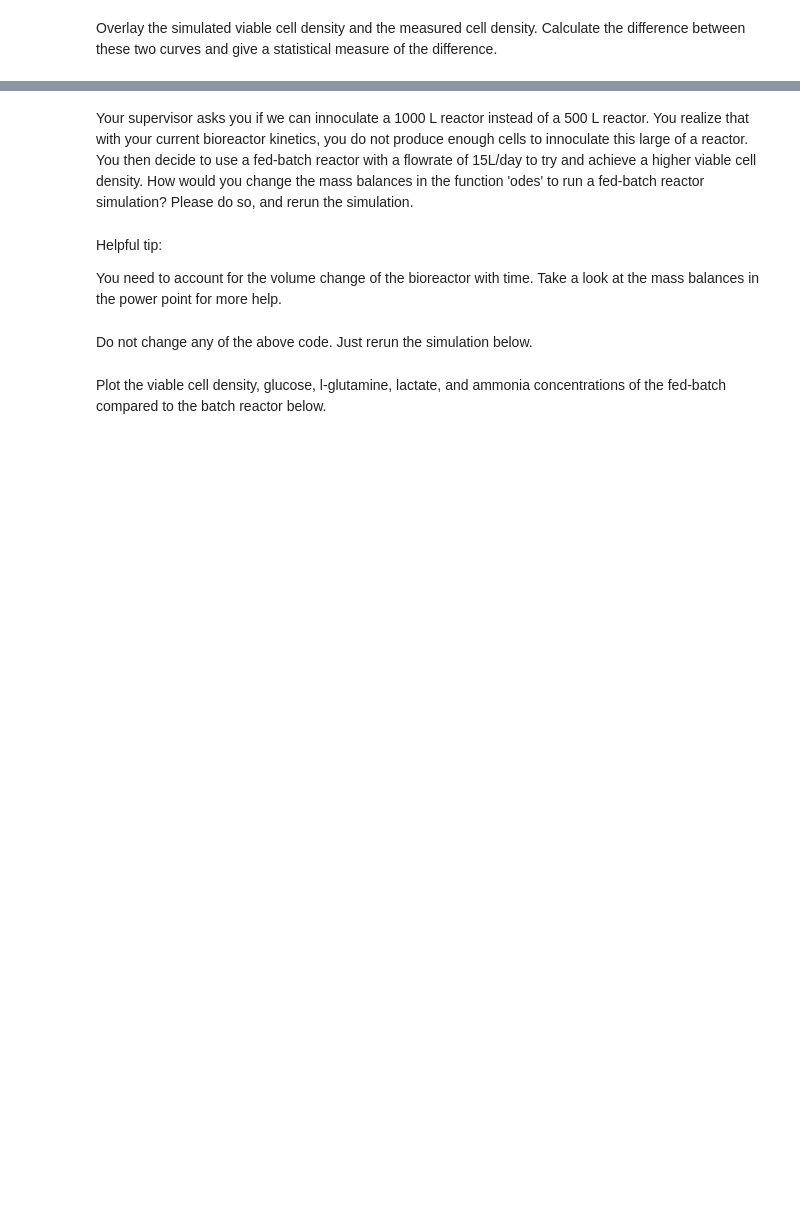
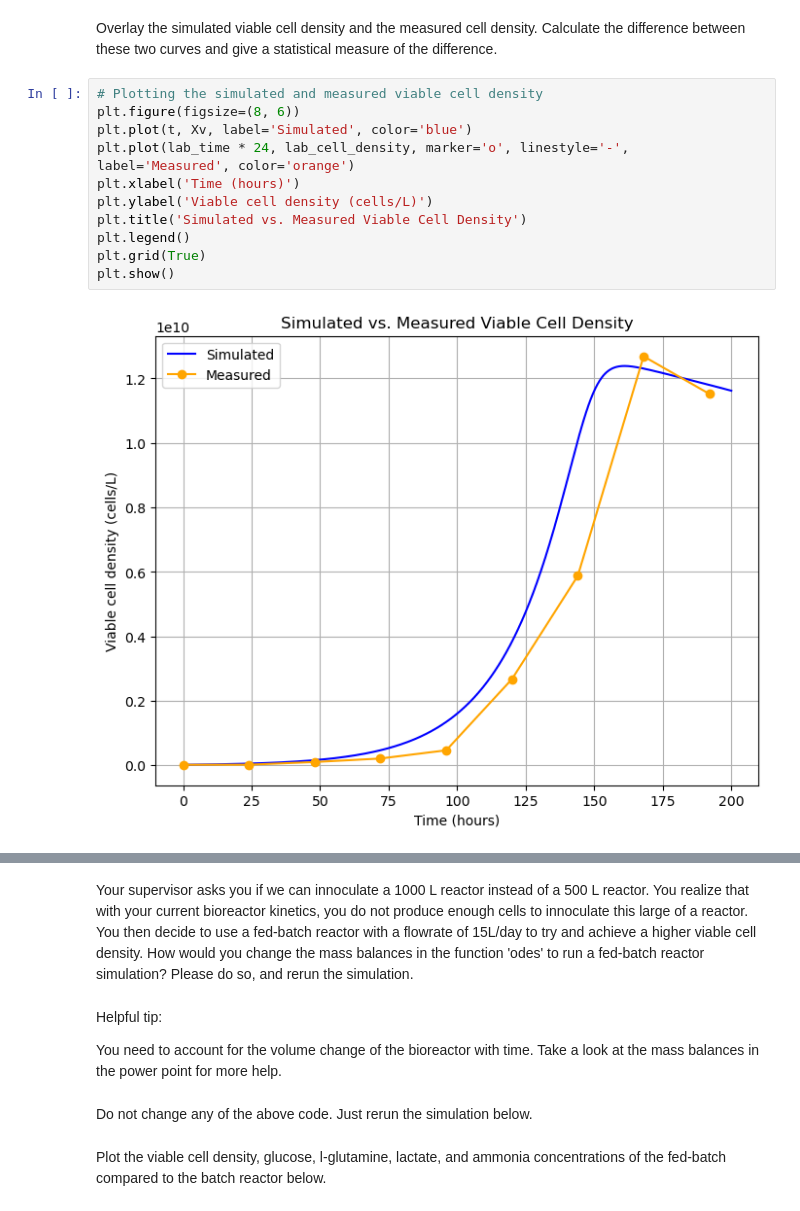
Before and after one commit to arih0325/BMEN-322-due-today, a Jupyter notebook: BMEN 322 lab 2 - Bioreactor Kinetics.ipynb, the cells around one changed output, grey strips where cells are left out. Saved outputs shown, nothing was run; the diff lists cells and outputs as text; blank space fills up the shorter version.

```diff
--- a/BMEN 322 lab 2 - Bioreactor Kinetics.ipynb
+++ b/BMEN 322 lab 2 - Bioreactor Kinetics.ipynb
@@ -242,2 +293,15 @@ What is the doubling time and growth rate of your cells from your lab data?
 # %% [markdown]
 Overlay the simulated viable cell density and the measured cell density. Calculate the difference between these two curves and give a statistical measure of the difference.
+# %%
+# Plotting the simulated and measured viable cell density
+plt.figure(figsize=(8, 6))
+plt.plot(t, Xv, label='Simulated', color='blue')
+plt.plot(lab_time * 24, lab_cell_density, marker='o', linestyle='-', label='Measured', color='orange')
+plt.xlabel('Time (hours)')
+plt.ylabel('Viable cell density (cells/L)')
+plt.title('Simulated vs. Measured Viable Cell Density')
+plt.legend()
+plt.grid(True)
+plt.show()
+# %% [output]
+[figure, added]
```
Also changed, not shown: parts of 6 cells of this notebook.
